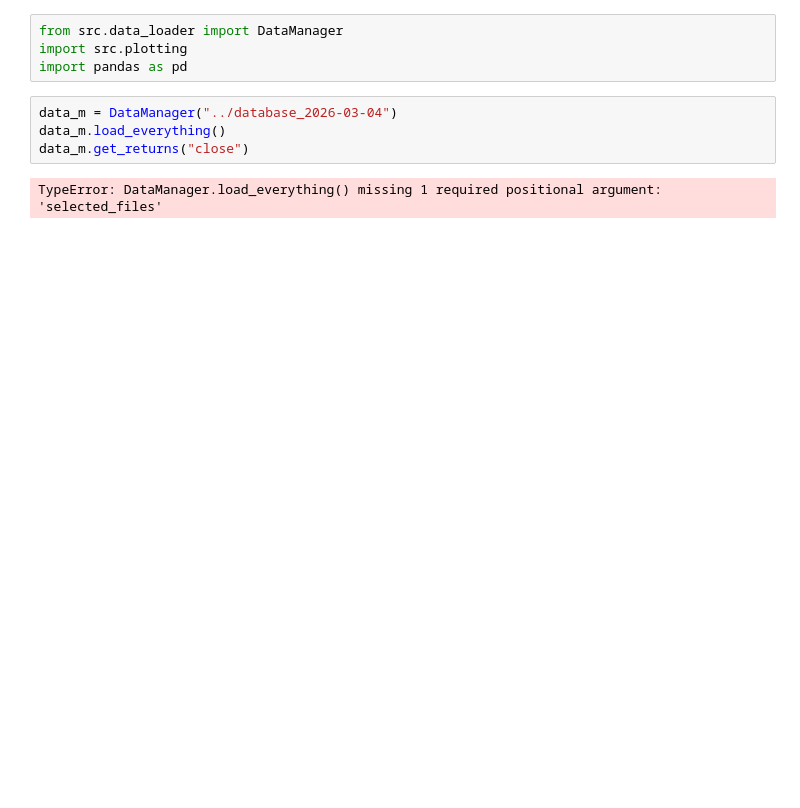
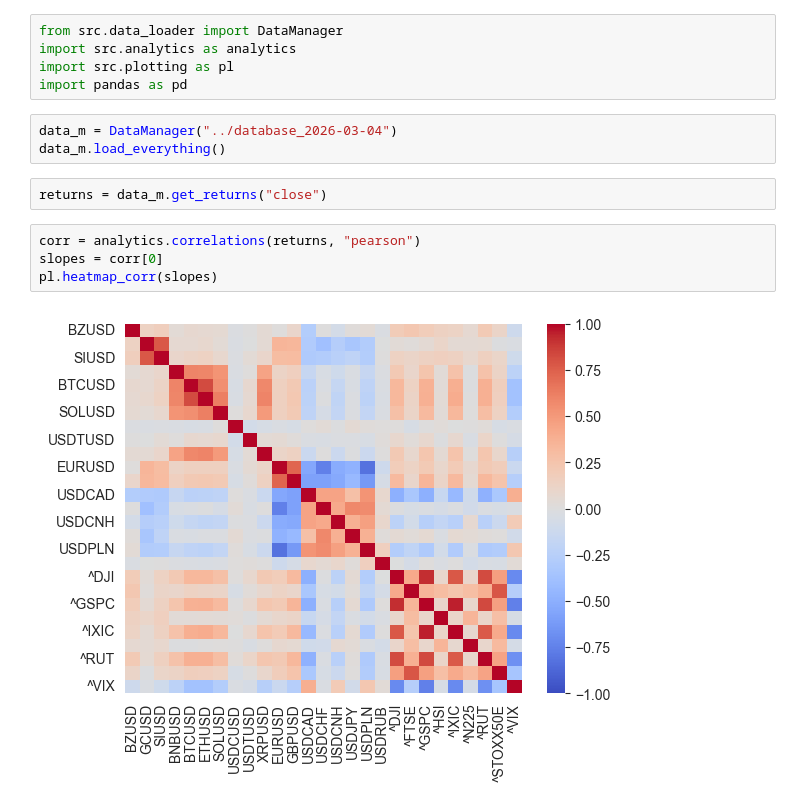
Before and after one commit to pawel-szulik/financial-market-analysis, a Jupyter notebook: notebooks/corrs_distr.ipynb, the cells around one changed output. Saved outputs shown, nothing was run; the diff lists cells and outputs as text; blank space fills up the shorter version.

Commit message:
fixied errors

```diff
--- a/notebooks/corrs_distr.ipynb
+++ b/notebooks/corrs_distr.ipynb
@@ -1,10 +1,16 @@
 # %%
 from src.data_loader import DataManager
-import src.plotting
+import src.analytics as analytics
+import src.plotting as pl
 import pandas as pd
 # %%
 data_m = DataManager("../database_2026-03-04")
 data_m.load_everything()
-data_m.get_returns("close")
-# %% [output]
-TypeError: DataManager.load_everything() missing 1 required positional argument: 'selected_files'
+# %%
+returns = data_m.get_returns("close")
+# %%
+corr = analytics.correlations(returns, "pearson")
+slopes = corr[0]
+pl.heatmap_corr(slopes)
+# %% [output]
+[figure, added]
```
Also changed, not shown: 2 other files.
